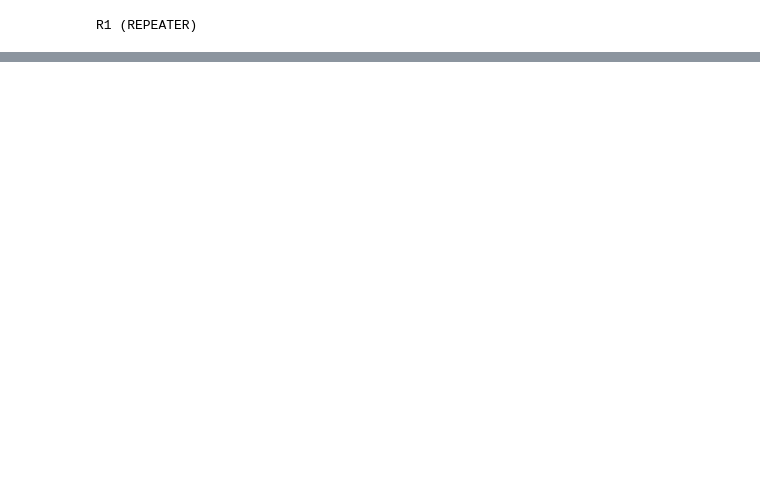
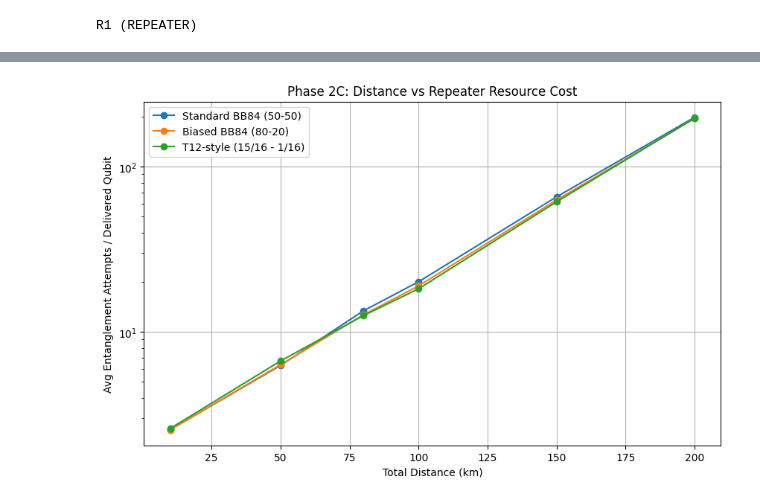
Before and after one commit to Vishesh-Goyal7/NARAD-QC, a Jupyter notebook: NARAD_QC.ipynb, the cells around one changed output, grey strips where cells are left out. Drawn from its saved outputs; the diff is of its cells as text; code cells hidden in the pictures; blank space fills up the shorter version.

```diff
--- a/NARAD_QC.ipynb
+++ b/NARAD_QC.ipynb
@@ -1661,0 +2328,33 @@ plt.show()
+# %%
+# @title Distance vs Avg Entanglement Attempts per Delivered Qubit
+
+plt.figure(figsize=(10, 6))
+
+for protocol_name in protocols.keys():
+    subset = df_phase2c_distance_sweep[
+        df_phase2c_distance_sweep["Protocol"] == protocol_name
+    ]
+
+    plt.plot(
+        subset["Distance (km)"],
+        subset["Avg Entanglement Attempts / Delivered Qubit"],
+        marker="o",
+        label=protocol_name
+    )
+
+plt.xlabel("Total Distance (km)")
+plt.ylabel("Avg Entanglement Attempts / Delivered Qubit")
+plt.title("Phase 2C: Distance vs Repeater Resource Cost")
+plt.yscale("log")
+plt.legend()
+plt.grid(True)
+
+plt.savefig(
+    "Phase 2C Distance vs Avg Entanglement Attempts per Delivered Qubit.png",
+    dpi=300,
+    bbox_inches="tight"
+)
+
+plt.show()
+# %% [output]
+[figure, added]
```
Also changed, not shown: parts of 15 cells of this notebook.
